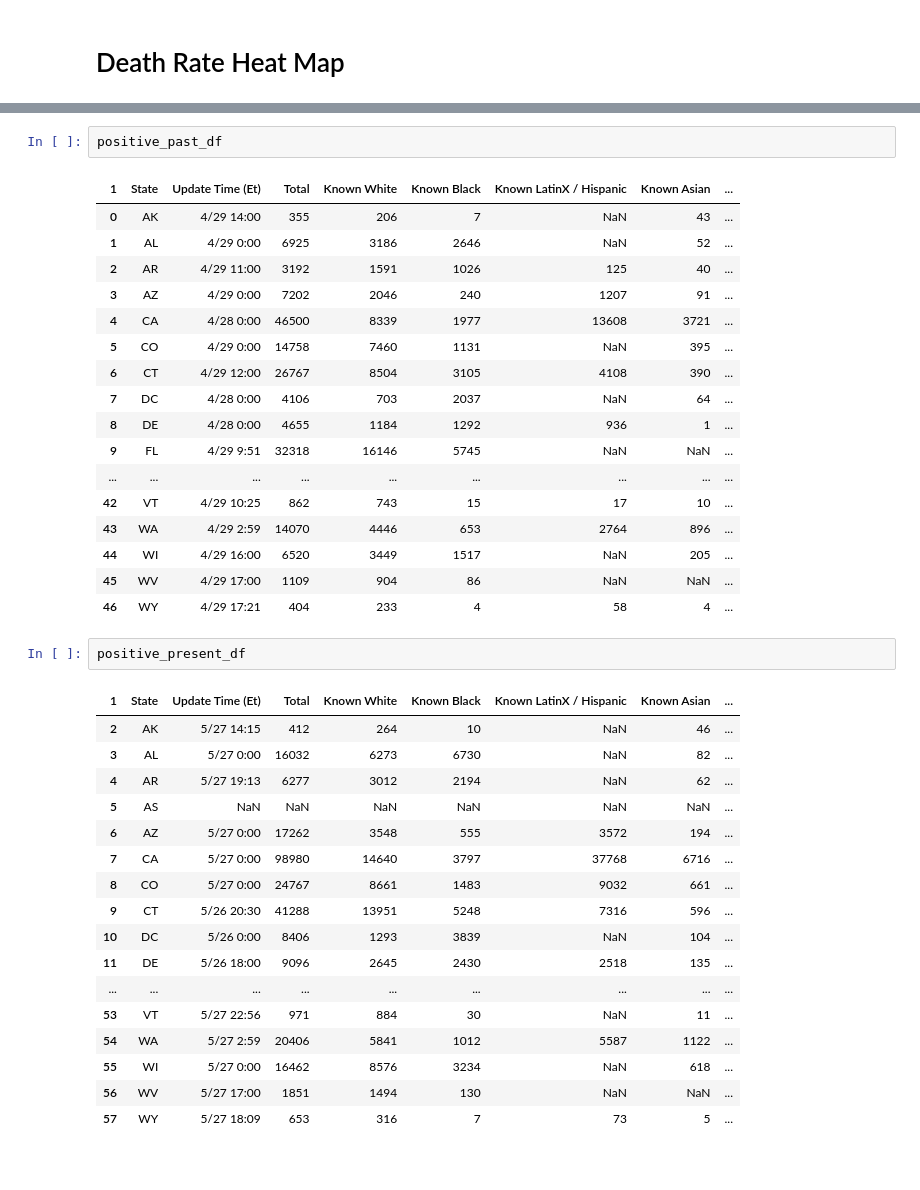
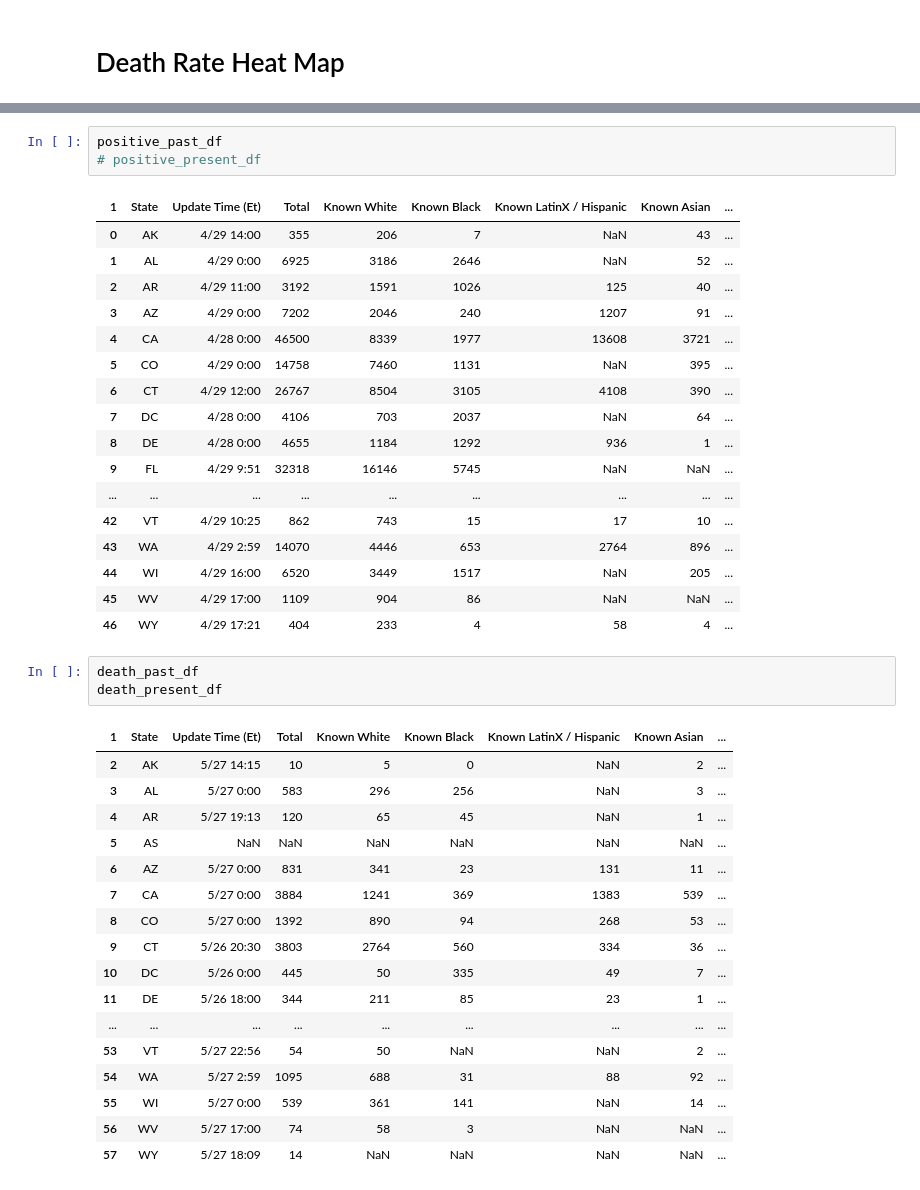
Before and after one commit to hanesy/covid-tracking, a Jupyter notebook: race-data-exploration.ipynb, the cells around one changed output, grey strips where cells are left out. Drawn from its saved outputs; the diff is of its cells as text.

```diff
--- a/race-data-exploration.ipynb
+++ b/race-data-exploration.ipynb
@@ -695,5 +796,6 @@ test
 # %%
 positive_past_df
+# positive_present_df
 # %% [output]
 | 1 | State | Update Time (Et) | Total | Known White | Known Black | Known LatinX / Hispanic | Known Asian | ... |
 | 0 | AK | 4/29 14:00 | 355 | 206 | 7 | NaN | 43 | ... |
@@ -712,23 +814,24 @@ positive_past_df
 | 44 | WI | 4/29 16:00 | 6520 | 3449 | 1517 | NaN | 205 | ... |
 | 45 | WV | 4/29 17:00 | 1109 | 904 | 86 | NaN | NaN | ... |
 | 46 | WY | 4/29 17:21 | 404 | 233 | 4 | 58 | 4 | ... |
-# %%
-positive_present_df
-# %% [output]
-| 1 | State | Update Time (Et) | Total | Known White | Known Black | Known LatinX / Hispanic | Known Asian | ... |
-| 2 | AK | 5/27 14:15 | 412 | 264 | 10 | NaN | 46 | ... |
-| 3 | AL | 5/27 0:00 | 16032 | 6273 | 6730 | NaN | 82 | ... |
-| 4 | AR | 5/27 19:13 | 6277 | 3012 | 2194 | NaN | 62 | ... |
-| 5 | AS | NaN | NaN | NaN | NaN | NaN | NaN | ... |
-| 6 | AZ | 5/27 0:00 | 17262 | 3548 | 555 | 3572 | 194 | ... |
-| 7 | CA | 5/27 0:00 | 98980 | 14640 | 3797 | 37768 | 6716 | ... |
-| 8 | CO | 5/27 0:00 | 24767 | 8661 | 1483 | 9032 | 661 | ... |
-| 9 | CT | 5/26 20:30 | 41288 | 13951 | 5248 | 7316 | 596 | ... |
-| 10 | DC | 5/26 0:00 | 8406 | 1293 | 3839 | NaN | 104 | ... |
-| 11 | DE | 5/26 18:00 | 9096 | 2645 | 2430 | 2518 | 135 | ... |
-| ... | ... | ... | ... | ... | ... | ... | ... | ... |
-| 53 | VT | 5/27 22:56 | 971 | 884 | 30 | NaN | 11 | ... |
-| 54 | WA | 5/27 2:59 | 20406 | 5841 | 1012 | 5587 | 1122 | ... |
-| 55 | WI | 5/27 0:00 | 16462 | 8576 | 3234 | NaN | 618 | ... |
-| 56 | WV | 5/27 17:00 | 1851 | 1494 | 130 | NaN | NaN | ... |
-| 57 | WY | 5/27 18:09 | 653 | 316 | 7 | 73 | 5 | ... |
+# %%
+death_past_df
+death_present_df
+# %% [output]
+| 1 | State | Update Time (Et) | Total | Known White | Known Black | Known LatinX / Hispanic | Known Asian | ... |
+| 2 | AK | 5/27 14:15 | 10 | 5 | 0 | NaN | 2 | ... |
+| 3 | AL | 5/27 0:00 | 583 | 296 | 256 | NaN | 3 | ... |
+| 4 | AR | 5/27 19:13 | 120 | 65 | 45 | NaN | 1 | ... |
+| 5 | AS | NaN | NaN | NaN | NaN | NaN | NaN | ... |
+| 6 | AZ | 5/27 0:00 | 831 | 341 | 23 | 131 | 11 | ... |
+| 7 | CA | 5/27 0:00 | 3884 | 1241 | 369 | 1383 | 539 | ... |
+| 8 | CO | 5/27 0:00 | 1392 | 890 | 94 | 268 | 53 | ... |
+| 9 | CT | 5/26 20:30 | 3803 | 2764 | 560 | 334 | 36 | ... |
+| 10 | DC | 5/26 0:00 | 445 | 50 | 335 | 49 | 7 | ... |
+| 11 | DE | 5/26 18:00 | 344 | 211 | 85 | 23 | 1 | ... |
+| ... | ... | ... | ... | ... | ... | ... | ... | ... |
+| 53 | VT | 5/27 22:56 | 54 | 50 | NaN | NaN | 2 | ... |
+| 54 | WA | 5/27 2:59 | 1095 | 688 | 31 | 88 | 92 | ... |
+| 55 | WI | 5/27 0:00 | 539 | 361 | 141 | NaN | 14 | ... |
+| 56 | WV | 5/27 17:00 | 74 | 58 | 3 | NaN | NaN | ... |
+| 57 | WY | 5/27 18:09 | 14 | NaN | NaN | NaN | NaN | ... |
```
Also changed, not shown: parts of 25 cells of this notebook, 3 other files.
